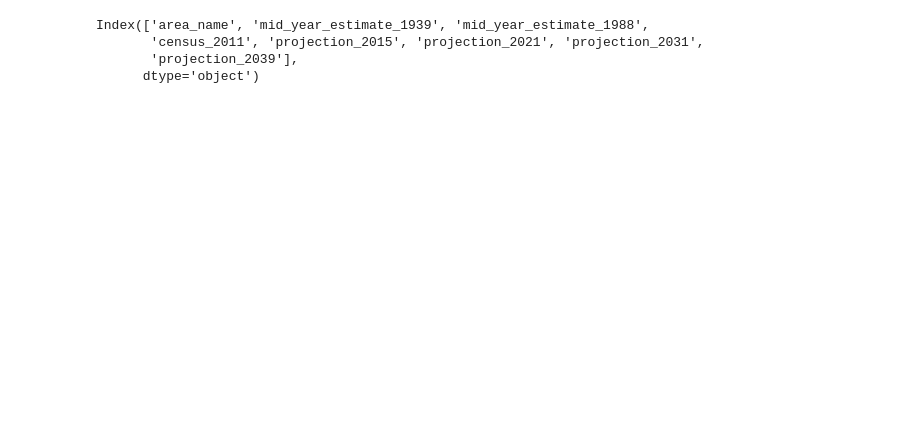
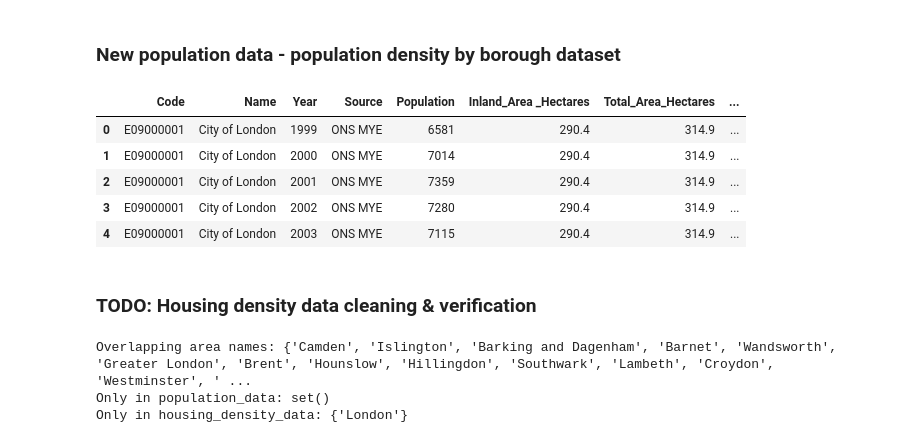
Before and after one commit to MoshaLangerak/knowledge-engineering, a Jupyter notebook: notebooks/population-exploration-preprocessing.ipynb, the cells around one changed output. Drawn from its saved outputs; the diff is of its cells as text; code cells hidden in the pictures; blank space fills up the shorter version.

```diff
--- a/notebooks/population-exploration-preprocessing.ipynb
+++ b/notebooks/population-exploration-preprocessing.ipynb
@@ -75,13 +77,6 @@ for col in population_columns:
 
 # Drop the columns with NaN as the name
 population_data = population_data.loc[:, ~population_data.columns.isna()]
-# %%
-print(population_data.columns)
-# %% [output]
-Index(['area_name', 'mid_year_estimate_1939', 'mid_year_estimate_1988',
-       'census_2011', 'projection_2015', 'projection_2021', 'projection_2031',
-       'projection_2039'],
-      dtype='object')
 # %%
 # # Exclude aggregate areas from the dataset
 # exclude_names = ["inner london", "outer london", "greater london"]
@@ -95,0 +92,34 @@ population_data.to_csv(
+# %% [markdown]
+### New population data - population density by borough dataset
+# %%
+housing_density_data_file_path = '../data/raw/housing-density-borough.csv'
+housing_density_data = pd.read_csv(housing_density_data_file_path)
+housing_density_data.head()
+# %% [output]
+|  | Code | Name | Year | Source | Population | Inland_Area _Hectares | Total_Area_Hectares | ... |
+| 0 | E09000001 | City of London | 1999 | ONS MYE | 6581 | 290.4 | 314.9 | ... |
+| 1 | E09000001 | City of London | 2000 | ONS MYE | 7014 | 290.4 | 314.9 | ... |
+| 2 | E09000001 | City of London | 2001 | ONS MYE | 7359 | 290.4 | 314.9 | ... |
+| 3 | E09000001 | City of London | 2002 | ONS MYE | 7280 | 290.4 | 314.9 | ... |
+| 4 | E09000001 | City of London | 2003 | ONS MYE | 7115 | 290.4 | 314.9 | ... |
+# %% [markdown]
+### TODO: Housing density data cleaning & verification
+# %%
+housing_density_data['Name'].unique()
+
+# Get unique area names from both datasets
+population_area_names = set(population_data['area_name'].unique())
+density_area_names = set(housing_density_data['Name'].unique())
+
+# Find overlapping and non-overlapping names
+overlap = population_area_names & density_area_names
+only_in_population = population_area_names - density_area_names
+only_in_density = density_area_names - population_area_names
+
+print("Overlapping area names:", overlap)
+print("Only in population_data:", only_in_population)
+print("Only in housing_density_data:", only_in_density)
+# %% [output]
+Overlapping area names: {'Camden', 'Islington', 'Barking and Dagenham', 'Barnet', 'Wandsworth', 'Greater London', 'Brent', 'Hounslow', 'Hillingdon', 'Southwark', 'Lambeth', 'Croydon', 'Westminster', ' ...
+Only in population_data: set()
+Only in housing_density_data: {'London'}
```
Also changed, not shown: parts of 16 cells of this notebook, 6 other files.
